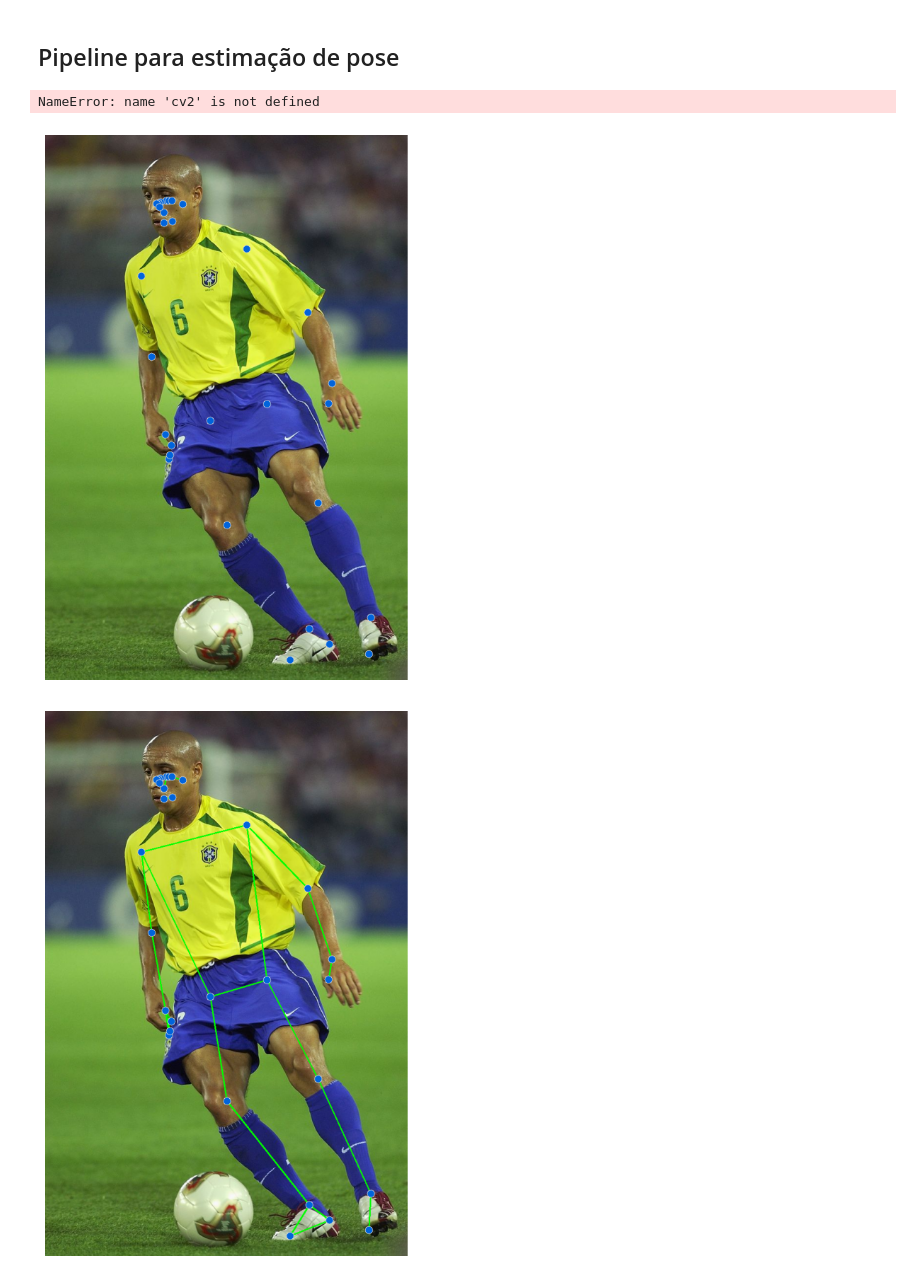
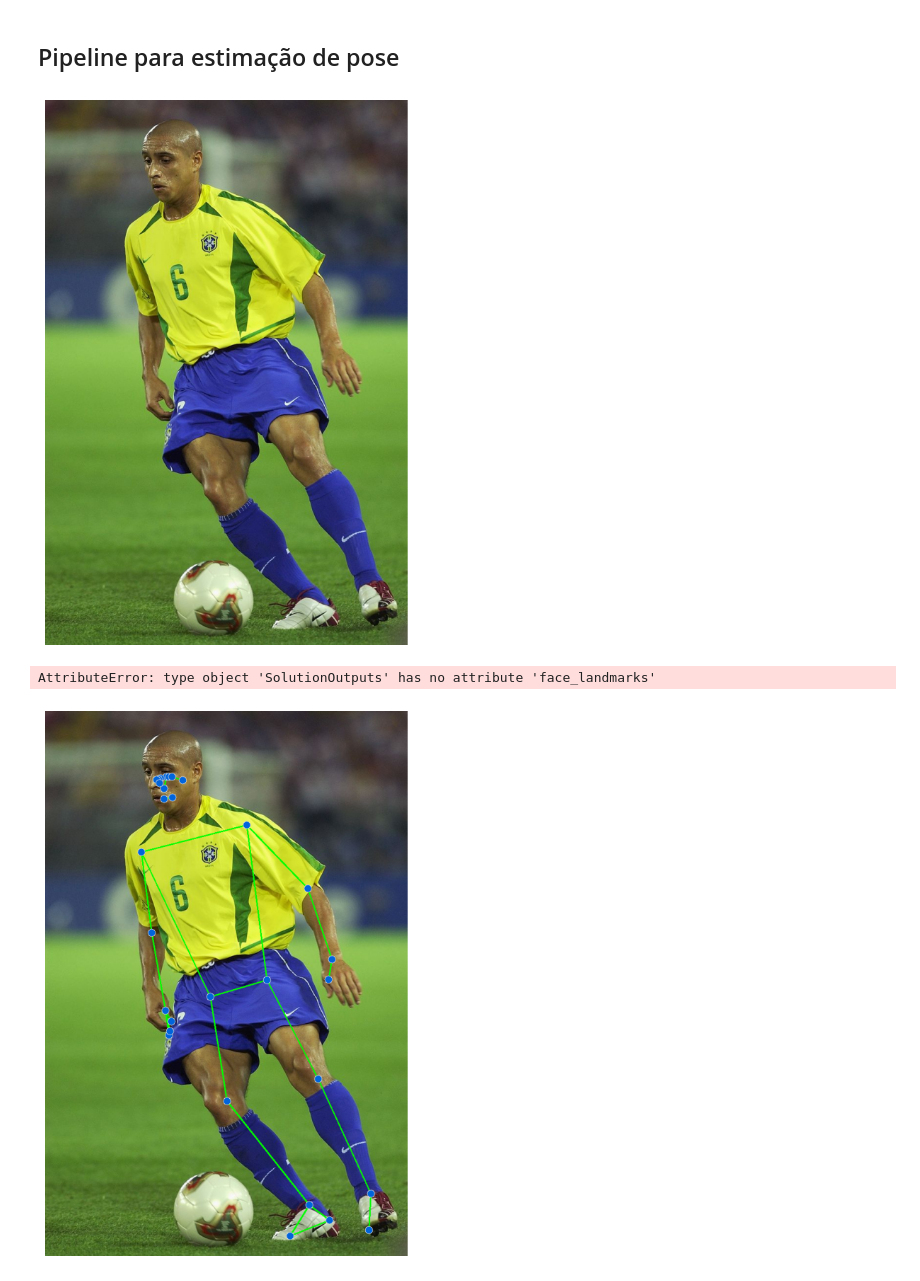
Before and after one commit to LuizMeleiroUFRRJ/VisaoComputacional_CarlosMelo, a Jupyter notebook: Cópia_de_I2AI_DesafioIniciante_LuizMeleiro.ipynb, the cells around one changed output. Drawn from its saved outputs; the diff is of its cells as text; code cells hidden in the pictures.

```diff
--- a/Cópia_de_I2AI_DesafioIniciante_LuizMeleiro.ipynb
+++ b/Cópia_de_I2AI_DesafioIniciante_LuizMeleiro.ipynb
@@ -85,25 +85,35 @@ import matplotlib.pyplot as plt
 %matplotlib inline
 # %%
 # Baixando a imagem a ser analisada.
-!wget https://sigmoidal.ai/wp-content/uploads/2023/07/roberto-carlos-o-melhor-do-mundo.jpg -q
-#!wget https://github.com/LuizMeleiroUFRRJ/VisaoComputacional_CarlosMelo/LuizAugusto2.jpg -q
+#!wget https://sigmoidal.ai/wp-content/uploads/2023/07/roberto-carlos-o-melhor-do-mundo.jpg -q  # Baixar arquivo de URL
+
+
+#!wget https://github.com/LuizMeleiroUFRRJ/VisaoComputacional_CarlosMelo.git/LuizAugusto.jpg -q  # Baixar arquivo de Github
+!wget https://github.com/LuizMeleiroUFRRJ/VisaoComputacional_CarlosMelo.git/roberto-carlos-o-melhor-do-mundo.jpg -q  # Baixar arquivo de Github
+!wget https://github.com/LuizMeleiroUFRRJ/VisaoComputacional_CarlosMelo.git/FotoMeleiro.jpg -q
 
 # Carregando a imagem usando OpenCV.
 img = cv2.imread("roberto-carlos-o-melhor-do-mundo.jpg")
-#img = cv2.imread("LuizAugusto2.jpg")
+img = cv2.imread("LuizAugusto.jpg")
+img = cv2.imread("FotoMeleiro.jpg")
 
-cv2.imshow(img)
+#cv2.imshow('Luiz Augusto',img)
+# Aguardar até que uma tecla seja pressionada
+#cv2.waitKey(0)
+# Fechar todas as janelas
+#cv2.destroyAllWindows()
+
 
 # Obtendo a largura e a altura da imagem.
 img_width = img.shape[1]
 img_height = img.shape[0]
 
 # Criando uma figura e um conjunto de eixos.
 fig, ax = plt.subplots(figsize=(10, 10))
 ax.axis('off')
 ax.imshow(img[...,::-1])
 plt.show()
 # %% [output]
-NameError: name 'cv2' is not defined
+[figure, added]
 # %%
 # Inicializando os módulos Pose e Drawing do MediaPipe.
@@ -111,6 +123,7 @@ mp_pose = mp.solutions.pose
 mp_drawing = mp.solutions.drawing_utils
 # %%
-with mp_pose.Pose(static_image_mode=True) as pose:
+#with mp_pose.Pose(static_image_mode=True) as pose:
+with mp_face_mesh.FaceMesh(static_image_mode=True) as face_mesh:
     """
     Esta função utiliza a biblioteca MediaPipe para detectar e desenhar 'landmarks'
     (pontos de referência) em uma imagem. Os 'landmarks' são pontos de interesse
@@ -124,18 +137,25 @@ with mp_pose.Pose(static_image_mode=True) as pose:
     annotated_img = img.copy()
 
     # Processa a imagem.
-    results = pose.process(img)
+    #results = pose.process(img)
+    results = face_mesh.process(img)
 
     # Define o raio do círculo para desenho dos 'landmarks'.
     # O raio é escalado como uma porcentagem da altura da imagem.
-    circle_radius = int(.007 * img_height)
+    #circle_radius = int(.007 * img_height)
+    circle_radius = int(.001 * img_height)
+
 
     # Especifica o estilo de desenho dos 'landmarks'.
     point_spec = mp_drawing.DrawingSpec(color=(220, 100, 0), thickness=-1, circle_radius=circle_radius)
 
     # Desenha os 'landmarks' na imagem.
+#    mp_drawing.draw_landmarks(annotated_img,
+#                              landmark_list=results.pose_landmarks,
+#                              landmark_drawing_spec=point_spec)
+
     mp_drawing.draw_landmarks(annotated_img,
-                              landmark_list=results.pose_landmarks,
+                              landmark_list=results.face_landmarks,
                               landmark_drawing_spec=point_spec)
 
 # Cria uma figura e um conjunto de eixos.
@@ -144,7 +164,7 @@ ax.axis('off')
 ax.imshow(annotated_img[:, :, ::-1])
 plt.show()
 # %% [output]
-[figure, removed]
+AttributeError: type object 'SolutionOutputs' has no attribute 'face_landmarks'
 # %%
 # Faz uma cópia da imagem original.
 annotated_img = img.copy()
```
Also changed, not shown: parts of 1 cell of this notebook.
